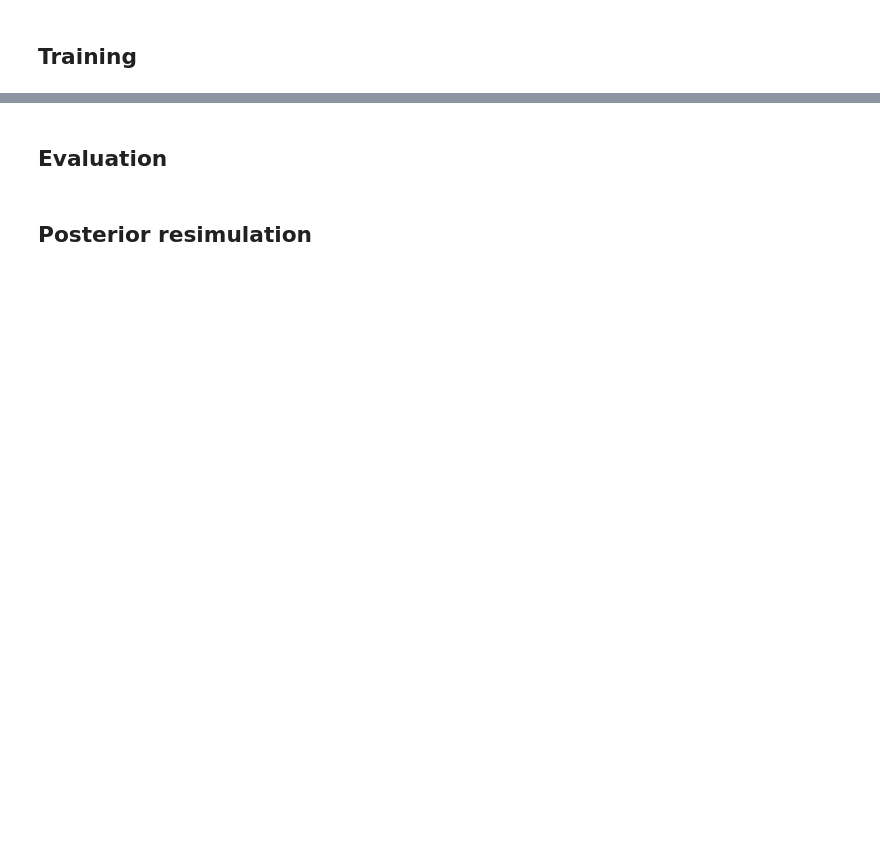
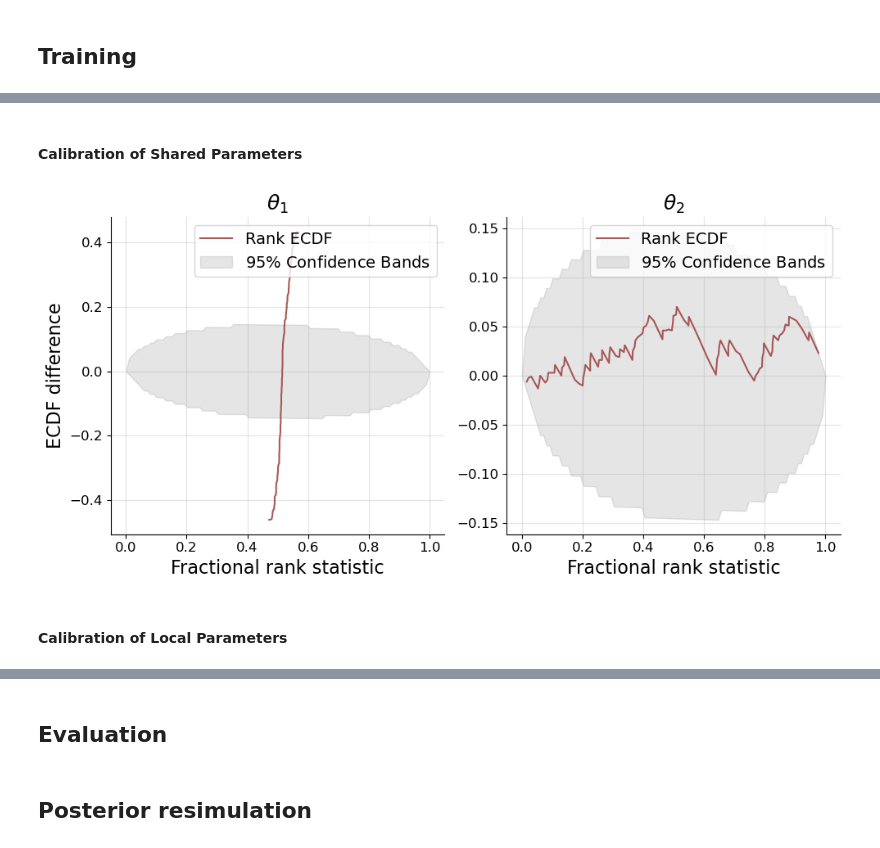
Before and after one commit to smiplab/sub-oi-dm, a Jupyter notebook: application/2afc_task/notebook/2afc_experiment.ipynb, the cells around one changed output, grey strips where cells are left out. Saved outputs shown, nothing was run; the diff lists cells and outputs as text; code cells hidden in the pictures; blank space fills up the shorter version.

```diff
--- a/application/2afc_task/notebook/2afc_experiment.ipynb
+++ b/application/2afc_task/notebook/2afc_experiment.ipynb
@@ -39,0 +124,13 @@ f = beef.diagnostics.plot_losses(history)
+# %% [markdown]
+#### Calibration of Shared Parameters
+# %%
+f = beef.diagnostics.plot_sbc_ecdf(
+        shared_params,
+        true_shared_params,
+        difference=True
+    )
+plt.savefig("../plots/sbc_ecdf_shared.png")
+# %% [output]
+[figure, added]
+# %% [markdown]
+#### Calibration of Local Parameters
```
Also changed, not shown: parts of 28 cells of this notebook, 4 other files.
